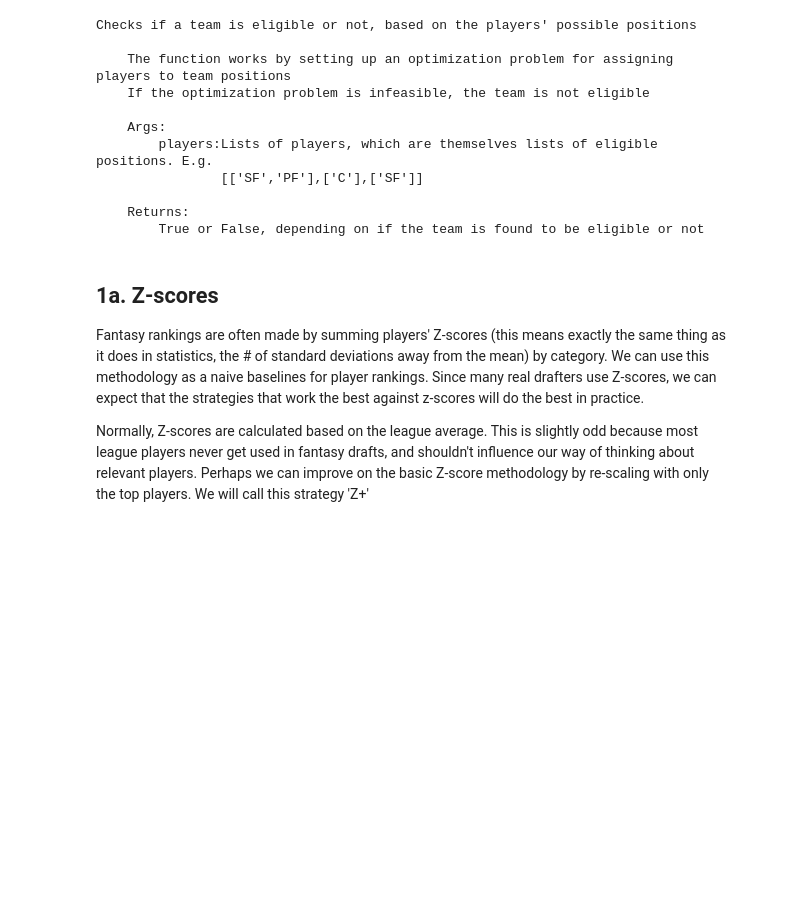
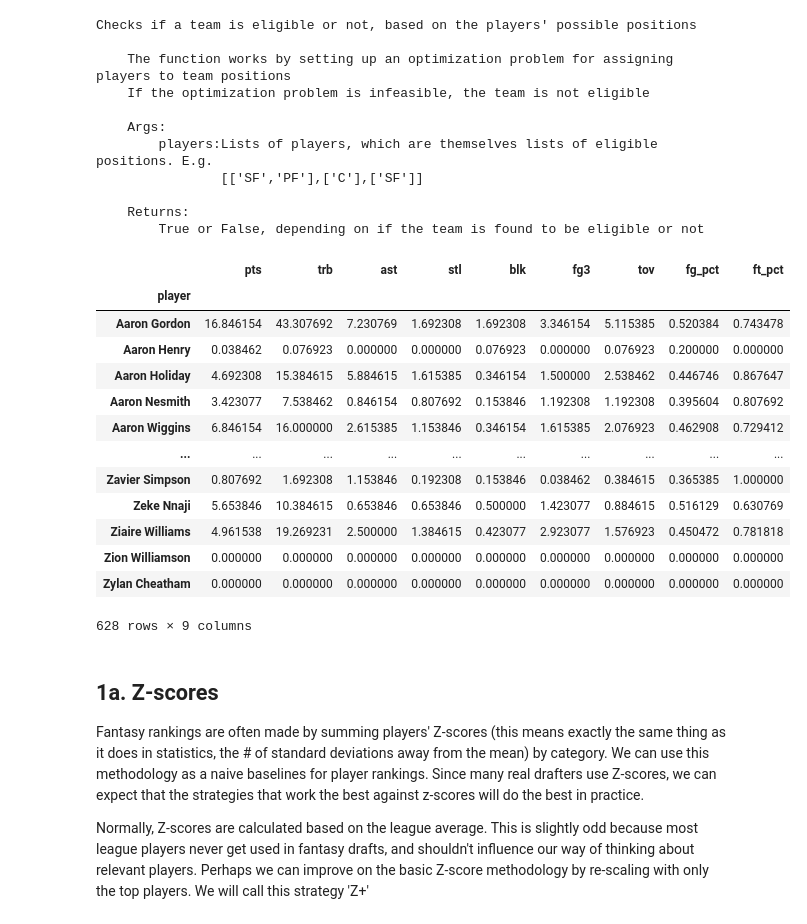
Before and after one commit to zer2/Fantasy-Basketball--in-progress-, a Jupyter notebook: Part 1- Retro Drafting.ipynb, the cells around one changed output. Saved outputs shown, nothing was run; the diff lists cells and outputs as text; code cells hidden in the pictures; blank space fills up the shorter version.

```diff
--- a/Part 1- Retro Drafting.ipynb
+++ b/Part 1- Retro Drafting.ipynb
@@ -229,6 +202,23 @@ Checks if a team is eligible or not, based on the players' possible positions
 
     Returns:
         True or False, depending on if the team is found to be eligible or not
+# %%
+player_averages
+# %% [output]
+|  | pts | trb | ast | stl | blk | fg3 | tov | fg_pct | ft_pct |
+| player |  |  |  |  |  |  |  |  |  |
+| Aaron Gordon | 16.846154 | 43.307692 | 7.230769 | 1.692308 | 1.692308 | 3.346154 | 5.115385 | 0.520384 | 0.743478 |
+| Aaron Henry | 0.038462 | 0.076923 | 0.000000 | 0.000000 | 0.076923 | 0.000000 | 0.076923 | 0.200000 | 0.000000 |
+| Aaron Holiday | 4.692308 | 15.384615 | 5.884615 | 1.615385 | 0.346154 | 1.500000 | 2.538462 | 0.446746 | 0.867647 |
+| Aaron Nesmith | 3.423077 | 7.538462 | 0.846154 | 0.807692 | 0.153846 | 1.192308 | 1.192308 | 0.395604 | 0.807692 |
+| Aaron Wiggins | 6.846154 | 16.000000 | 2.615385 | 1.153846 | 0.346154 | 1.615385 | 2.076923 | 0.462908 | 0.729412 |
+| ... | ... | ... | ... | ... | ... | ... | ... | ... | ... |
+| Zavier Simpson | 0.807692 | 1.692308 | 1.153846 | 0.192308 | 0.153846 | 0.038462 | 0.384615 | 0.365385 | 1.000000 |
+| Zeke Nnaji | 5.653846 | 10.384615 | 0.653846 | 0.653846 | 0.500000 | 1.423077 | 0.884615 | 0.516129 | 0.630769 |
+| Ziaire Williams | 4.961538 | 19.269231 | 2.500000 | 1.384615 | 0.423077 | 2.923077 | 1.576923 | 0.450472 | 0.781818 |
+| Zion Williamson | 0.000000 | 0.000000 | 0.000000 | 0.000000 | 0.000000 | 0.000000 | 0.000000 | 0.000000 | 0.000000 |
+| Zylan Cheatham | 0.000000 | 0.000000 | 0.000000 | 0.000000 | 0.000000 | 0.000000 | 0.000000 | 0.000000 | 0.000000 |
+628 rows × 9 columns
 # %% [markdown]
 ## 1a. Z-scores
 
```
Also changed, not shown: parts of 18 cells of this notebook, 2 other files.
